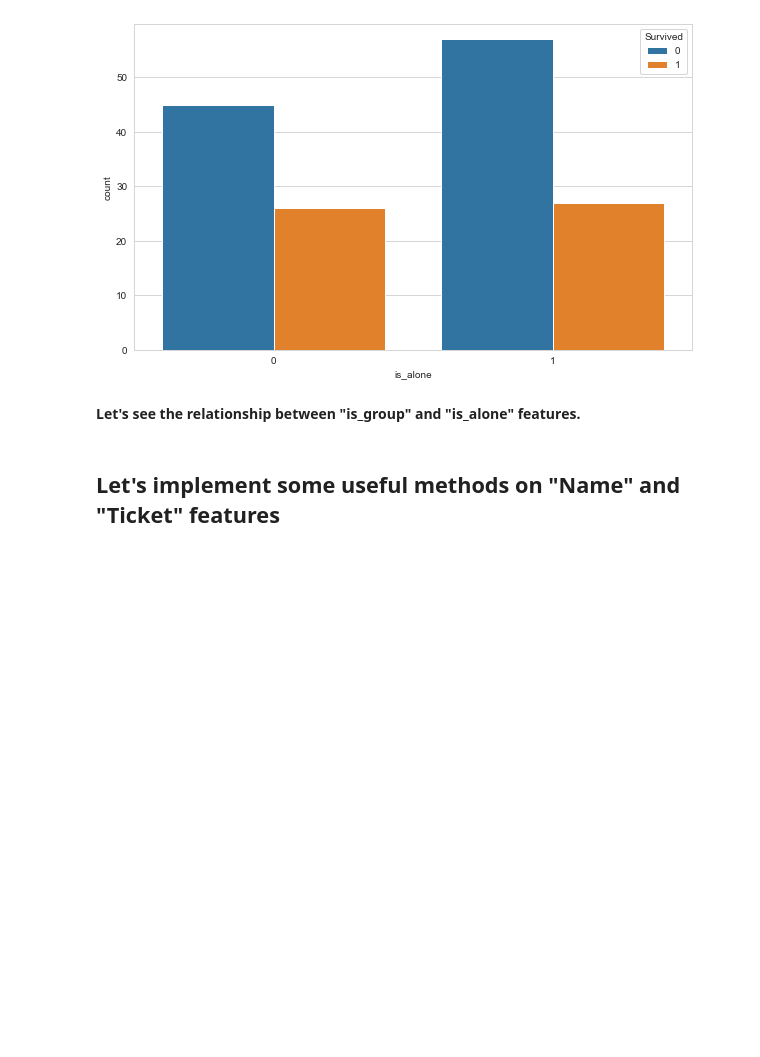
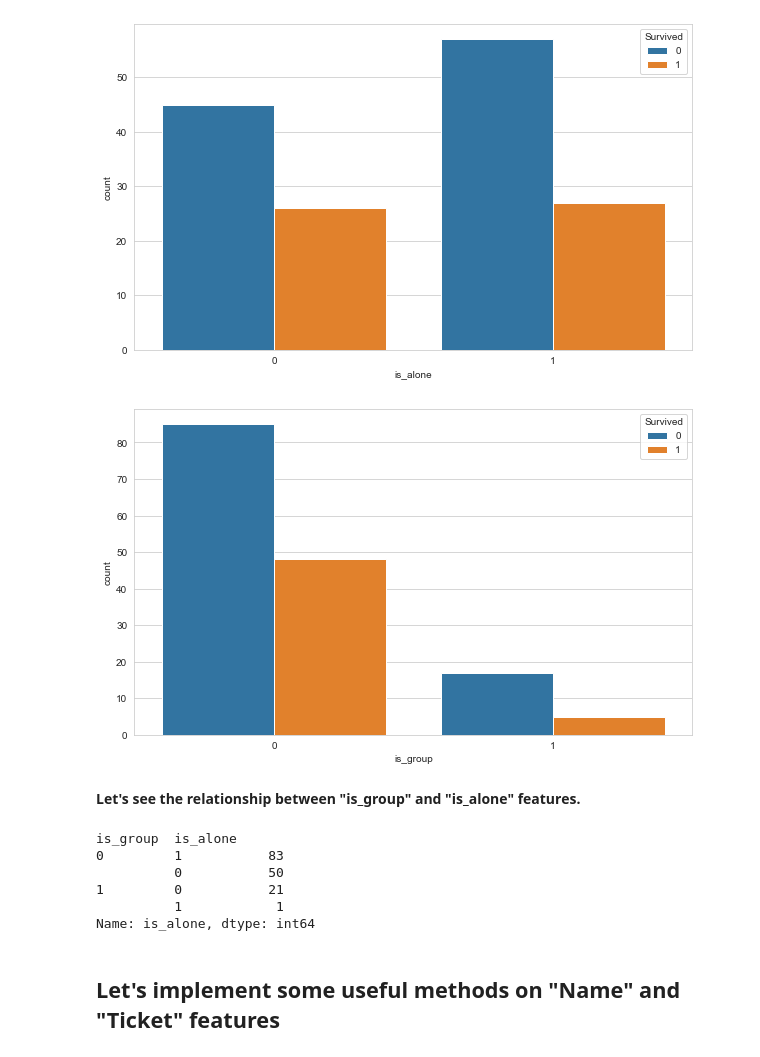
Before and after one commit to ilknurozcelik/DA_PANDAS, a Jupyter notebook: DAwPy_S12_(Recap_EDA_on_Titanic_Dataset)-ilknur.ipynb, the cells around one changed output. Saved outputs shown, nothing was run; the diff lists cells and outputs as text; code cells hidden in the pictures; blank space fills up the shorter version.

```diff
--- a/DAwPy_S12_(Recap_EDA_on_Titanic_Dataset)-ilknur.ipynb
+++ b/DAwPy_S12_(Recap_EDA_on_Titanic_Dataset)-ilknur.ipynb
@@ -642,0 +661,3 @@ style="color:blue; background-color:#dfa8e4" data-toggle="popover">Content</a>
+# %%
+ticket = df.Ticket.value_counts()
+ticket
@@ -642,0 +698,3 @@ style="color:blue; background-color:#dfa8e4" data-toggle="popover">Content</a>
+# %%
+group_list= list(ticket[ticket != 1].index)
+group_list
@@ -642,0 +713,3 @@ style="color:blue; background-color:#dfa8e4" data-toggle="popover">Content</a>
+# %%
+df["is_group"] = df.Ticket.isin(group_list) * 1 # to convert False/True to 1 or 0
+df.is_group
@@ -646,3 +741,6 @@ sns.countplot(data=df, x='is_group', hue='Survived');
 [figure]
 # %% [markdown]
 ### From "SibSp" and "Parch" to "is_alone"
+# %%
+df["is_alone"] = ((df.SibSp == 0) & (df.Parch ==0)) * 1
+df["is_alone"]
@@ -650,8 +796,21 @@ sns.countplot(data=df, x='is_group', hue='Survived');
 sns.countplot(data=df, x='is_alone', hue='Survived');
 # %% [output]
 [figure]
+# %%
+sns.countplot(data=df, x='is_group', hue='Survived');
+# %% [output]
+[figure, added]
 # %% [markdown]
 **Let's see the relationship between "is_group" and "is_alone" features.**
+# %%
+df.groupby("is_group").is_alone.value_counts()
+# %% [output]
+is_group  is_alone
+0         1           83
+          0           50
+1         0           21
+          1            1
+Name: is_alone, dtype: int64
 # %% [markdown]
 ## Let's implement some useful methods on "Name" and "Ticket" features
 # %% [markdown]
```
Also changed, not shown: parts of 32 cells of this notebook.
